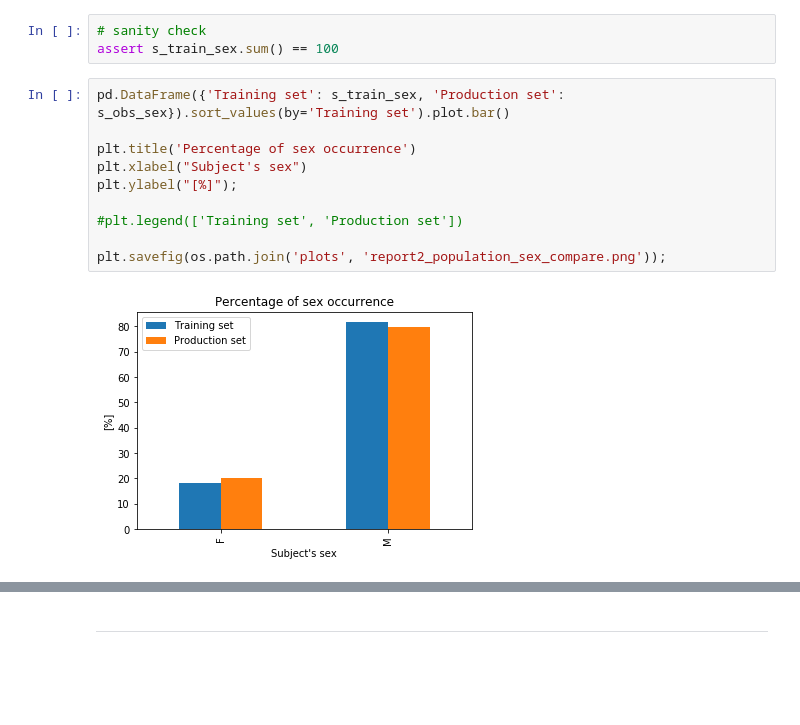
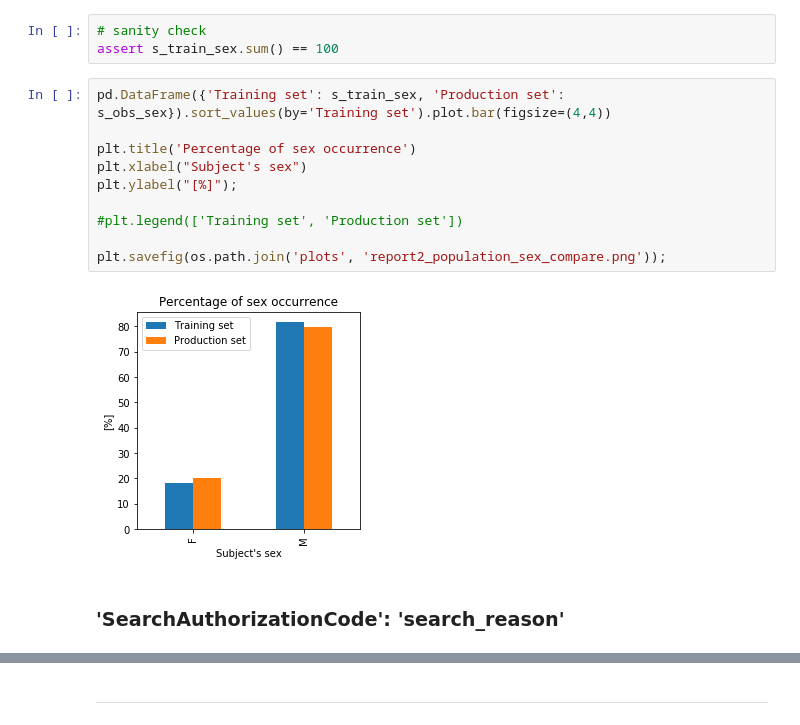
Before and after one commit to jnpicao/LDSSA-batch3-workspace, a Jupyter notebook: Capstone/heroku_model_results_assessment.ipynb, the cells around one changed output, grey strips where cells are left out. Drawn from its saved outputs; the diff is of its cells as text; blank space fills up the shorter version.

```diff
--- a/Capstone/heroku_model_results_assessment.ipynb
+++ b/Capstone/heroku_model_results_assessment.ipynb
@@ -778,14 +778,16 @@ Name: SubjectSexCode, dtype: float64
 # sanity check
 assert s_train_sex.sum() == 100
 # %%
-pd.DataFrame({'Training set': s_train_sex, 'Production set': s_obs_sex}).sort_values(by='Training set').plot.bar()
+pd.DataFrame({'Training set': s_train_sex, 'Production set': s_obs_sex}).sort_values(by='Training set').plot.bar(figsize=(4,4))
 
 plt.title('Percentage of sex occurrence')
 plt.xlabel("Subject's sex")
 plt.ylabel("[%]");
 
 #plt.legend(['Training set', 'Production set'])
 
 plt.savefig(os.path.join('plots', 'report2_population_sex_compare.png'));
 # %% [output]
-[figure, old version]
+[figure, new version]
+# %% [markdown]
+### 'SearchAuthorizationCode': 'search_reason'
```
Also changed, not shown: parts of 18 cells of this notebook.
